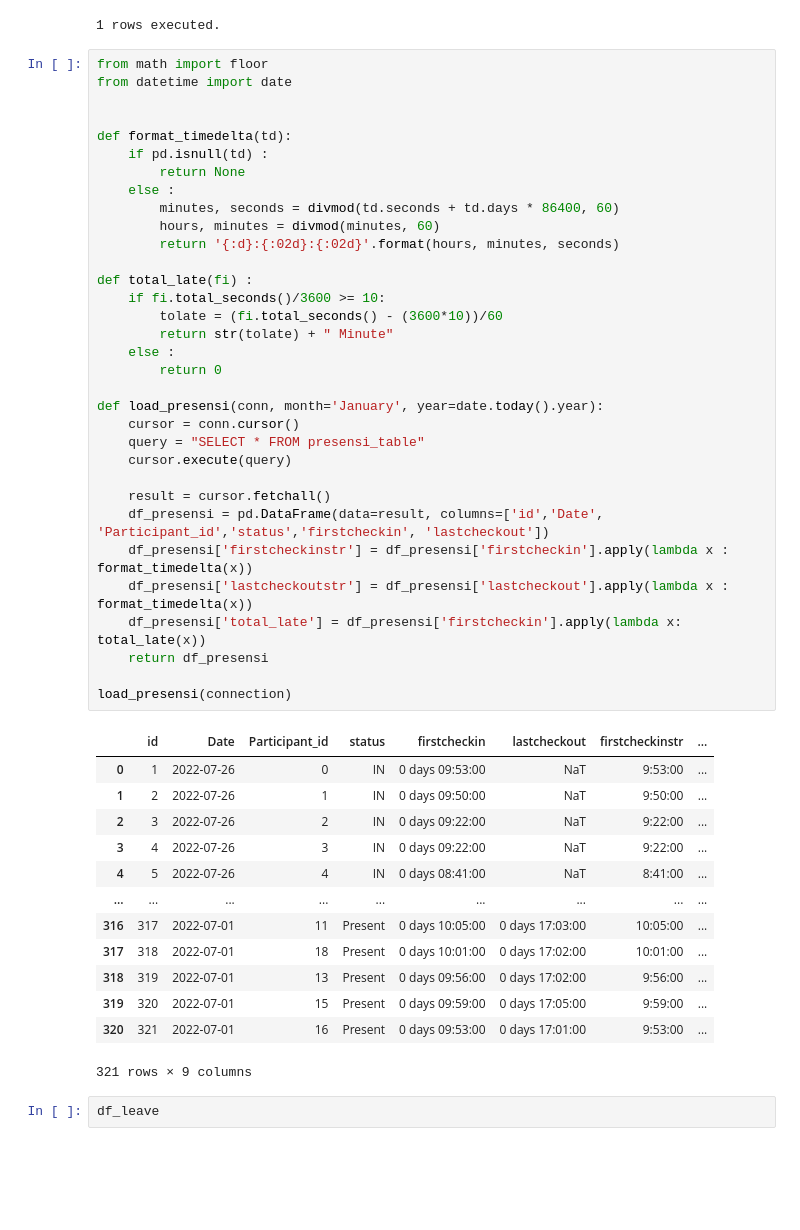
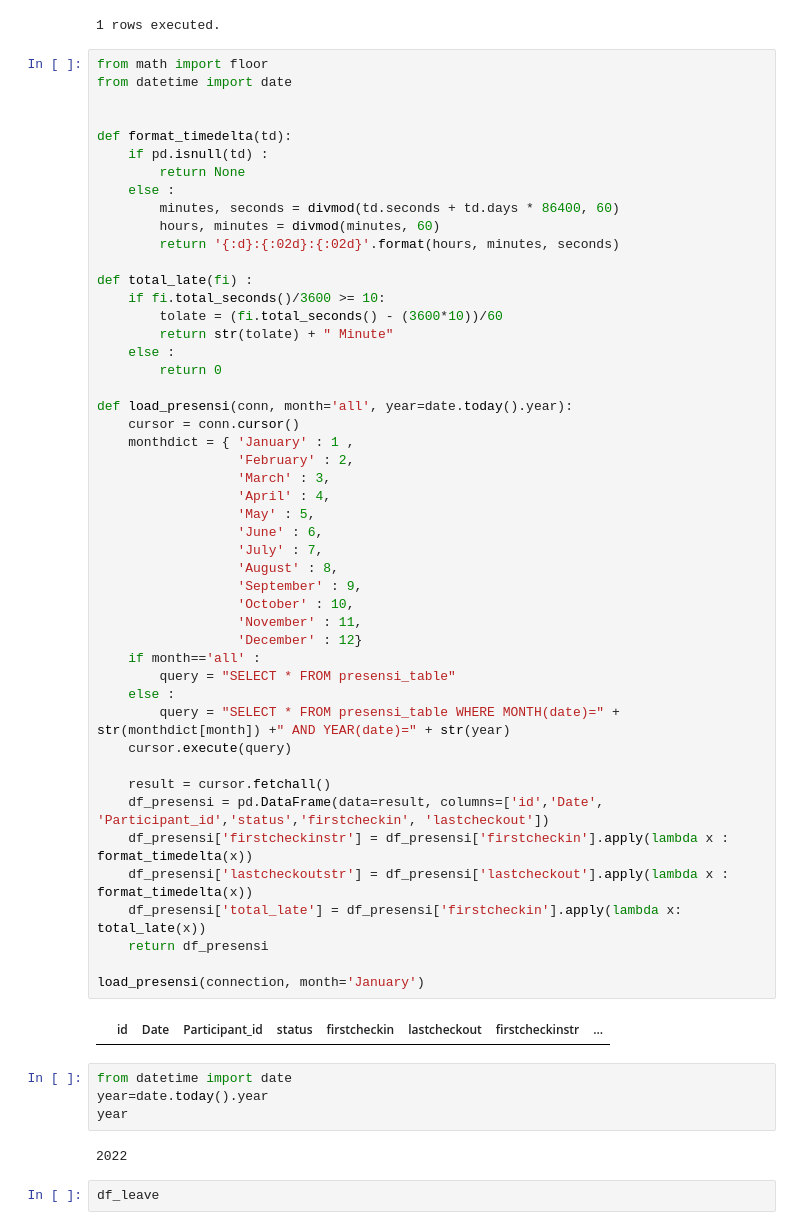
Before and after one commit to agungfazrulhaq/presensi_epsindo, a Jupyter notebook: modeling_data.ipynb, the cells around one changed output. Cells and saved outputs as stored; diff of their text form; blank space fills up the shorter version.

```diff
--- a/modeling_data.ipynb
+++ b/modeling_data.ipynb
@@ -110,48 +110,57 @@ from math import floor
 from datetime import date
 
 
 def format_timedelta(td):
     if pd.isnull(td) :
         return None
     else :
         minutes, seconds = divmod(td.seconds + td.days * 86400, 60)
         hours, minutes = divmod(minutes, 60)
         return '{:d}:{:02d}:{:02d}'.format(hours, minutes, seconds)
 
 def total_late(fi) :
     if fi.total_seconds()/3600 >= 10:
         tolate = (fi.total_seconds() - (3600*10))/60
         return str(tolate) + " Minute"
     else :
         return 0
 
-def load_presensi(conn, month='January', year=date.today().year):
+def load_presensi(conn, month='all', year=date.today().year):
     cursor = conn.cursor()
-    query = "SELECT * FROM presensi_table"
+    monthdict = { 'January' : 1 ,
+                  'February' : 2,
+                  'March' : 3,
+                  'April' : 4,
+                  'May' : 5,
+                  'June' : 6,
+                  'July' : 7,
+                  'August' : 8,
+                  'September' : 9,
+                  'October' : 10,
+                  'November' : 11,
+                  'December' : 12}
+    if month=='all' :
+        query = "SELECT * FROM presensi_table"
+    else :
+        query = "SELECT * FROM presensi_table WHERE MONTH(date)=" + str(monthdict[month]) +" AND YEAR(date)=" + str(year)
     cursor.execute(query)
 
     result = cursor.fetchall()
     df_presensi = pd.DataFrame(data=result, columns=['id','Date', 'Participant_id','status','firstcheckin', 'lastcheckout'])
     df_presensi['firstcheckinstr'] = df_presensi['firstcheckin'].apply(lambda x : format_timedelta(x))
     df_presensi['lastcheckoutstr'] = df_presensi['lastcheckout'].apply(lambda x : format_timedelta(x))
     df_presensi['total_late'] = df_presensi['firstcheckin'].apply(lambda x: total_late(x))
     return df_presensi
 
-load_presensi(connection)
+load_presensi(connection, month='January')
 # %% [output]
 |  | id | Date | Participant_id | status | firstcheckin | lastcheckout | firstcheckinstr | ... |
-| 0 | 1 | 2022-07-26 | 0 | IN | 0 days 09:53:00 | NaT | 9:53:00 | ... |
-| 1 | 2 | 2022-07-26 | 1 | IN | 0 days 09:50:00 | NaT | 9:50:00 | ... |
-| 2 | 3 | 2022-07-26 | 2 | IN | 0 days 09:22:00 | NaT | 9:22:00 | ... |
-| 3 | 4 | 2022-07-26 | 3 | IN | 0 days 09:22:00 | NaT | 9:22:00 | ... |
-| 4 | 5 | 2022-07-26 | 4 | IN | 0 days 08:41:00 | NaT | 8:41:00 | ... |
-| ... | ... | ... | ... | ... | ... | ... | ... | ... |
-| 316 | 317 | 2022-07-01 | 11 | Present | 0 days 10:05:00 | 0 days 17:03:00 | 10:05:00 | ... |
-| 317 | 318 | 2022-07-01 | 18 | Present | 0 days 10:01:00 | 0 days 17:02:00 | 10:01:00 | ... |
-| 318 | 319 | 2022-07-01 | 13 | Present | 0 days 09:56:00 | 0 days 17:02:00 | 9:56:00 | ... |
-| 319 | 320 | 2022-07-01 | 15 | Present | 0 days 09:59:00 | 0 days 17:05:00 | 9:59:00 | ... |
-| 320 | 321 | 2022-07-01 | 16 | Present | 0 days 09:53:00 | 0 days 17:01:00 | 9:53:00 | ... |
-321 rows × 9 columns
+# %%
+from datetime import date
+year=date.today().year
+year
+# %% [output]
+2022
 # %%
 df_leave
 # %% [output]
```
Also changed, not shown: parts of 10 cells of this notebook, 2 other files.
